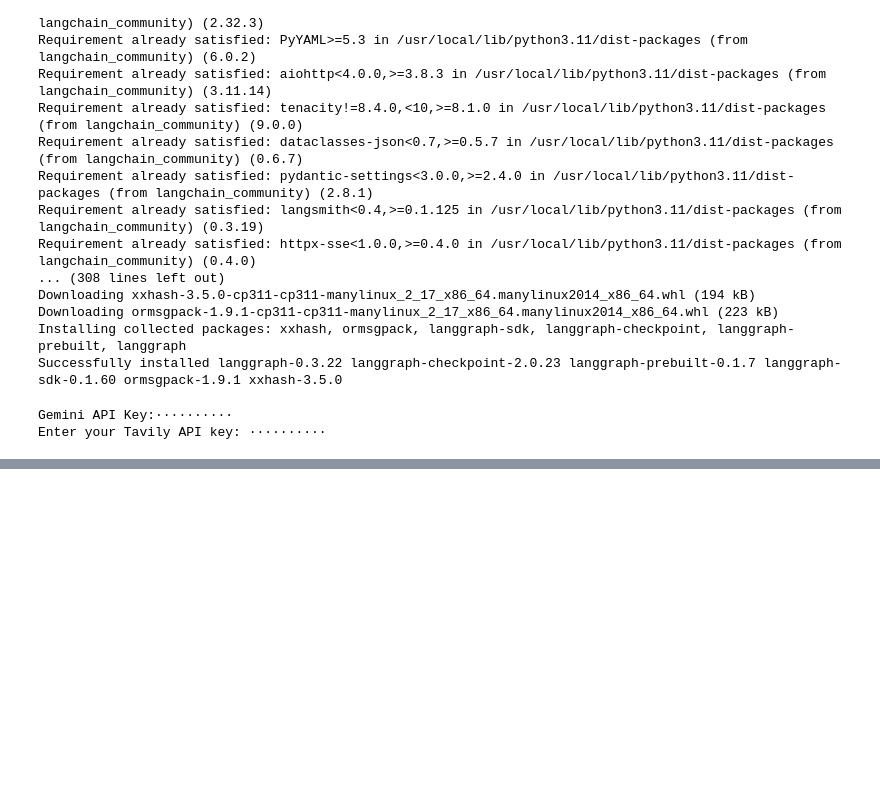
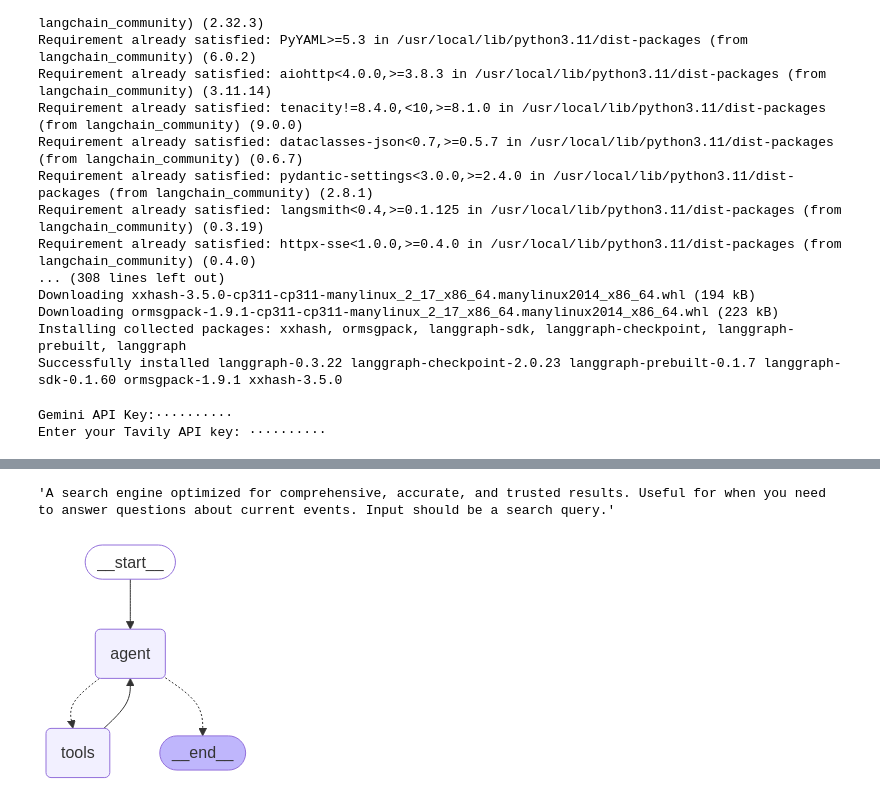
Before and after one commit to elkarm/BudgetBuddy, a Jupyter notebook: nibud_scraping.ipynb, the cells around one changed output, grey strips where cells are left out. Drawn from its saved outputs; the diff is of its cells as text; code cells hidden in the pictures; blank space fills up the shorter version.

```diff
--- a/nibud_scraping.ipynb
+++ b/nibud_scraping.ipynb
@@ -142,0 +230,52 @@ documents
+# %%
+search_tool = TavilySearchResults(max_results=2)
+search_tool.description
+# %% [output]
+'A search engine optimized for comprehensive, accurate, and trusted results. Useful for when you need to answer questions about current events. Input should be a search query.'
+# %%
+tools = [retriever_tool_nibud, search_tool]
+tools_names = {t.name: t for t in tools}
+model = model.bind_tools(tools)
+# %%
+def wrap_text(text, width=100):
+    text_split = text.split("\n")
+    wrapped_text = textwrap.fill(text_split[0], width)
+    if len(text_split) > 1:
+        for line in text_split[1:]:
+            wrapped_text += "\n" + textwrap.fill(line, width)
+    return wrapped_text
+
+def print_stream(stream):
+    for s in stream:
+        message = s["messages"][-1]
+        if isinstance(message, tuple):
+            print(message)
+        else:
+            print(wrap_text(message.pretty_repr()))
+
+def ask(agent, question, config=None, verbose=False):
+    messages = [HumanMessage(content=question)]
+    if verbose:
+        print_stream(agent.stream({"messages": messages}, config=config, stream_mode= "values"))
+    else:
+        result = agent.invoke({"messages": messages}, config=config)
+        display(Markdown(wrap_text(result['messages'][-1].content)))
+# %%
+prompt = """
+    You are a helpful assistant representing Nibud.
+    Your goal is to find a satisfying answer to each question of a customer.
+    If necessary, decompose the question into multiple tasks, and try
+    to use the tools at your disposal to answer the subtasks before coming
+    up with the final answer.
+    Don't ask the user for confirmation.
+    Just do stuff.
+    Try to pitch suggestions from Nibud inside your answers when that would
+    be potentially benefitial for the customer. Only do that when that pitch is
+    relevant to the question asked by the customer or the answer you came up with.
+"""
+
+memory = MemorySaver()
+agent = create_react_agent(model, tools, prompt=prompt, checkpointer=memory)
+display(Image(agent.get_graph().draw_mermaid_png()))
+# %% [output]
+[figure, added]
```
Also changed, not shown: parts of 15 cells of this notebook.
